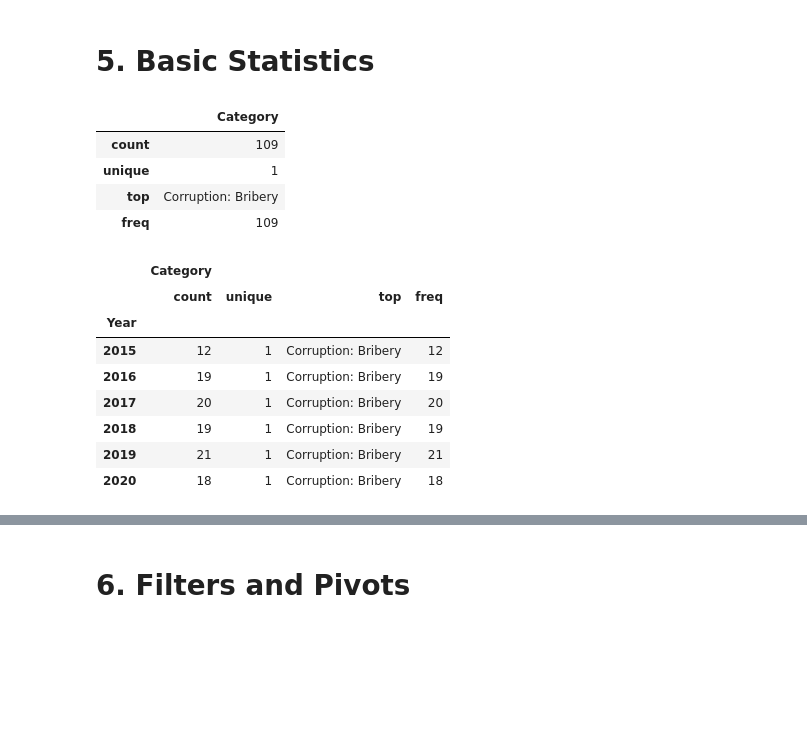
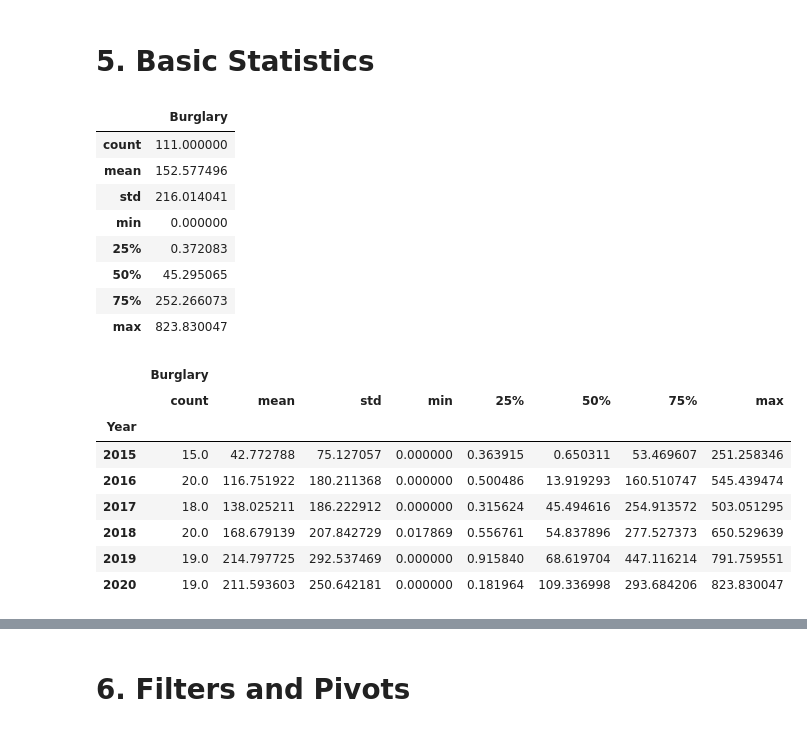
Before and after one commit to LuisaRodriguezC/Clase-1, a Jupyter notebook: TRABAJO_CORREGIDO.ipynb, the cells around one changed output, grey strips where cells are left out. Saved outputs shown, nothing was run; the diff lists cells and outputs as text; code cells hidden in the pictures; blank space fills up the shorter version.

```diff
--- a/TRABAJO_CORREGIDO.ipynb
+++ b/TRABAJO_CORREGIDO.ipynb
@@ -12,7 +59,7 @@ import plotly.graph_objects as go
 from plotly.subplots import make_subplots
 # %%
 # Save the path
-p = '/content/Bribery.xlsx'
+p = '/content/Burglary and Bribery.xlsx'
 
 # Read the file
 d = pd.read_excel(p)
@@ -83,8 +107,7 @@ d1.tail()
 ## Column Names
 # %%
 # Change time for year
-d1.rename(columns = {"Corruption: Bribery":"Bribary"}, inplace=True)
-
+d.rename(columns = {" Burglary":"Bribary"}, inplace=True)
 #check
-d1.head()
+d.head()
 # %% [output]
@@ -137,25 +159,29 @@ dd.head()
 # **5. Basic Statistics**
 # %%
 # By variable
-dd[['Category']].describe()
+dd[['Burglary']].describe()
 # %% [output]
-|  | Category |
-| count | 109 |
-| unique | 1 |
-| top | Corruption: Bribery |
-| freq | 109 |
+|  | Burglary |
+| count | 111.000000 |
+| mean | 152.577496 |
+| std | 216.014041 |
+| min | 0.000000 |
+| 25% | 0.372083 |
+| 50% | 45.295065 |
+| 75% | 252.266073 |
+| max | 823.830047 |
 # %%
 # By variable and by year
-dd[['Category']].groupby('Year').describe()
+dd[['Burglary']].groupby('Year').describe()
 # %% [output]
-|  | Category |  |  |  |
-|  | count | unique | top | freq |
-| Year |  |  |  |  |
-| 2015 | 12 | 1 | Corruption: Bribery | 12 |
-| 2016 | 19 | 1 | Corruption: Bribery | 19 |
-| 2017 | 20 | 1 | Corruption: Bribery | 20 |
-| 2018 | 19 | 1 | Corruption: Bribery | 19 |
-| 2019 | 21 | 1 | Corruption: Bribery | 21 |
-| 2020 | 18 | 1 | Corruption: Bribery | 18 |
+|  | Burglary |  |  |  |  |  |  |  |
+|  | count | mean | std | min | 25% | 50% | 75% | max |
+| Year |  |  |  |  |  |  |  |  |
+| 2015 | 15.0 | 42.772788 | 75.127057 | 0.000000 | 0.363915 | 0.650311 | 53.469607 | 251.258346 |
+| 2016 | 20.0 | 116.751922 | 180.211368 | 0.000000 | 0.500486 | 13.919293 | 160.510747 | 545.439474 |
+| 2017 | 18.0 | 138.025211 | 186.222912 | 0.000000 | 0.315624 | 45.494616 | 254.913572 | 503.051295 |
+| 2018 | 20.0 | 168.679139 | 207.842729 | 0.017869 | 0.556761 | 54.837896 | 277.527373 | 650.529639 |
+| 2019 | 19.0 | 214.797725 | 292.537469 | 0.000000 | 0.915840 | 68.619704 | 447.116214 | 791.759551 |
+| 2020 | 19.0 | 211.593603 | 250.642181 | 0.000000 | 0.181964 | 109.336998 | 293.684206 | 823.830047 |
 # %%
 # By variable and by country
```
Also changed, not shown: parts of 31 cells of this notebook.
